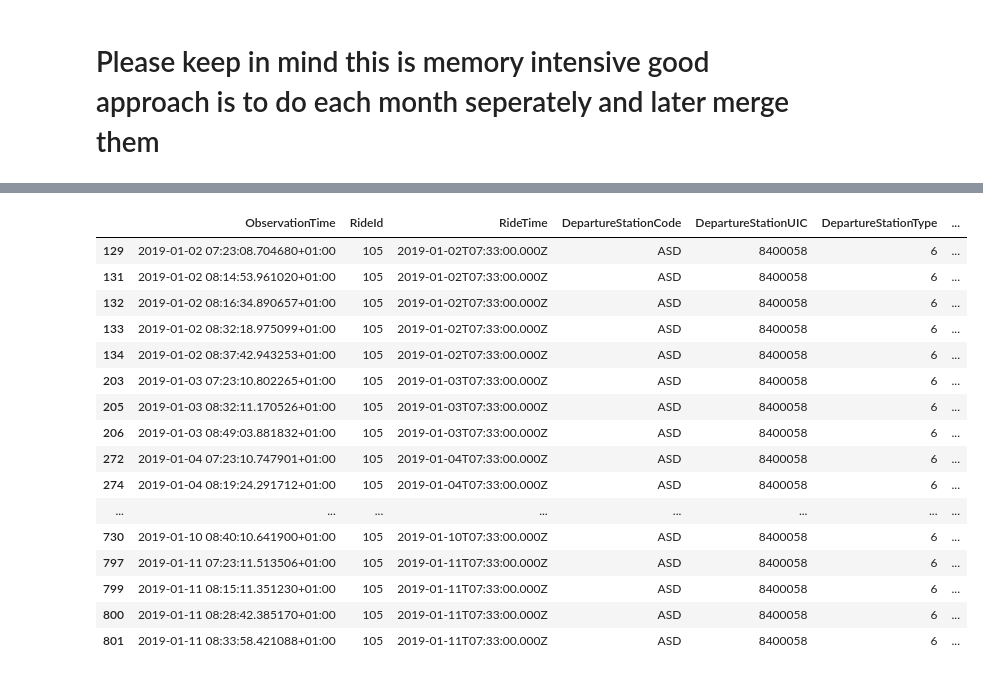
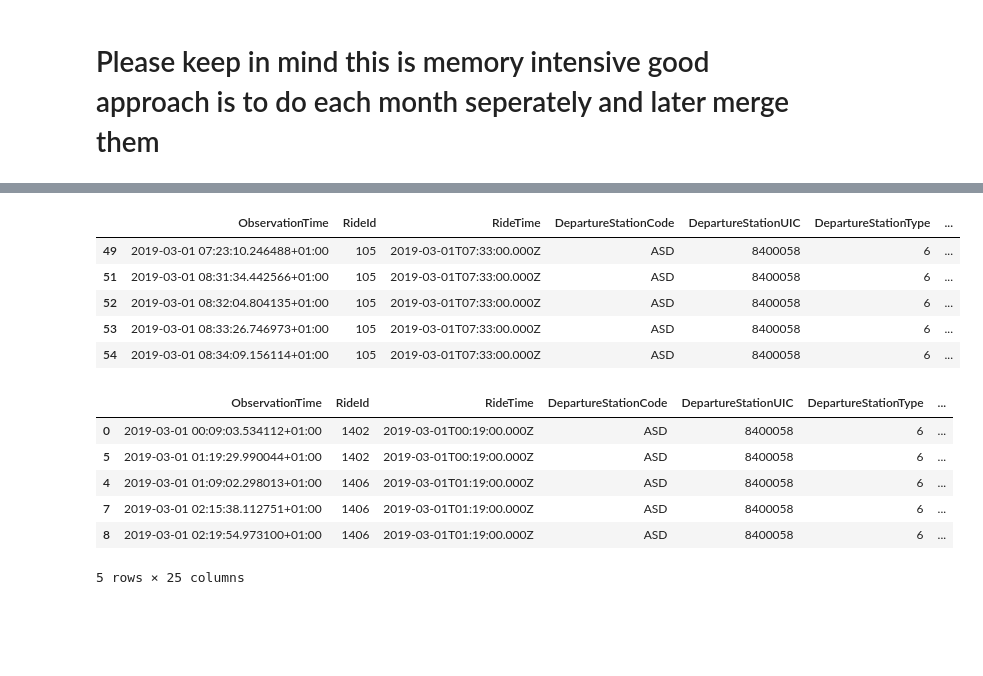
Before and after one commit to BondarencoM/DestinationStation, a Jupyter notebook: provisioning/AutoLoadingDataToCSVZip.ipynb, the cells around one changed output, grey strips where cells are left out. Cells and saved outputs as stored; diff of their text form; code cells hidden in the pictures; blank space fills up the shorter version.

Commit message:
departure parsing code blok works (inital look)

```diff
--- a/provisioning/AutoLoadingDataToCSVZip.ipynb
+++ b/provisioning/AutoLoadingDataToCSVZip.ipynb
@@ -150,7 +148,7 @@ import lzma
 arrival_lines = []
 departure_lines = []
 
-parsing_days = pd.date_range(start='2019/3/1', end='2019/3/31').strftime('%Y-%m-%d').values
+parsing_days = pd.date_range(start='2019/3/1', end='2019/3/1').strftime('%Y-%m-%d').values
 print(parsing_days)
 
 for day in parsing_days:
@@ -321,20 +308,19 @@ print(dfa.shape) # show the file size kinda
 # %%
-dfa.sort_values(['RideId', 'PlannedArrivalTime', ]).head(50)
+dfa.sort_values(['RideId', 'PlannedArrivalTime', ]).head()
 # %% [output]
 |  | ObservationTime | RideId | RideTime | DepartureStationCode | DepartureStationUIC | DepartureStationType | ... |
-| 129 | 2019-01-02 07:23:08.704680+01:00 | 105 | 2019-01-02T07:33:00.000Z | ASD | 8400058 | 6 | ... |
-| 131 | 2019-01-02 08:14:53.961020+01:00 | 105 | 2019-01-02T07:33:00.000Z | ASD | 8400058 | 6 | ... |
-| 132 | 2019-01-02 08:16:34.890657+01:00 | 105 | 2019-01-02T07:33:00.000Z | ASD | 8400058 | 6 | ... |
-| 133 | 2019-01-02 08:32:18.975099+01:00 | 105 | 2019-01-02T07:33:00.000Z | ASD | 8400058 | 6 | ... |
-| 134 | 2019-01-02 08:37:42.943253+01:00 | 105 | 2019-01-02T07:33:00.000Z | ASD | 8400058 | 6 | ... |
-| 203 | 2019-01-03 07:23:10.802265+01:00 | 105 | 2019-01-03T07:33:00.000Z | ASD | 8400058 | 6 | ... |
-| 205 | 2019-01-03 08:32:11.170526+01:00 | 105 | 2019-01-03T07:33:00.000Z | ASD | 8400058 | 6 | ... |
-| 206 | 2019-01-03 08:49:03.881832+01:00 | 105 | 2019-01-03T07:33:00.000Z | ASD | 8400058 | 6 | ... |
-| 272 | 2019-01-04 07:23:10.747901+01:00 | 105 | 2019-01-04T07:33:00.000Z | ASD | 8400058 | 6 | ... |
-| 274 | 2019-01-04 08:19:24.291712+01:00 | 105 | 2019-01-04T07:33:00.000Z | ASD | 8400058 | 6 | ... |
-| ... | ... | ... | ... | ... | ... | ... | ... |
-| 730 | 2019-01-10 08:40:10.641900+01:00 | 105 | 2019-01-10T07:33:00.000Z | ASD | 8400058 | 6 | ... |
-| 797 | 2019-01-11 07:23:11.513506+01:00 | 105 | 2019-01-11T07:33:00.000Z | ASD | 8400058 | 6 | ... |
-| 799 | 2019-01-11 08:15:11.351230+01:00 | 105 | 2019-01-11T07:33:00.000Z | ASD | 8400058 | 6 | ... |
-| 800 | 2019-01-11 08:28:42.385170+01:00 | 105 | 2019-01-11T07:33:00.000Z | ASD | 8400058 | 6 | ... |
-| 801 | 2019-01-11 08:33:58.421088+01:00 | 105 | 2019-01-11T07:33:00.000Z | ASD | 8400058 | 6 | ... |
+| 49 | 2019-03-01 07:23:10.246488+01:00 | 105 | 2019-03-01T07:33:00.000Z | ASD | 8400058 | 6 | ... |
+| 51 | 2019-03-01 08:31:34.442566+01:00 | 105 | 2019-03-01T07:33:00.000Z | ASD | 8400058 | 6 | ... |
+| 52 | 2019-03-01 08:32:04.804135+01:00 | 105 | 2019-03-01T07:33:00.000Z | ASD | 8400058 | 6 | ... |
+| 53 | 2019-03-01 08:33:26.746973+01:00 | 105 | 2019-03-01T07:33:00.000Z | ASD | 8400058 | 6 | ... |
+| 54 | 2019-03-01 08:34:09.156114+01:00 | 105 | 2019-03-01T07:33:00.000Z | ASD | 8400058 | 6 | ... |
+# %%
+dfd.sort_values(['RideId', 'PlannedDepartureTime', ]).head()
+# %% [output]
+|  | ObservationTime | RideId | RideTime | DepartureStationCode | DepartureStationUIC | DepartureStationType | ... |
+| 0 | 2019-03-01 00:09:03.534112+01:00 | 1402 | 2019-03-01T00:19:00.000Z | ASD | 8400058 | 6 | ... |
+| 5 | 2019-03-01 01:19:29.990044+01:00 | 1402 | 2019-03-01T00:19:00.000Z | ASD | 8400058 | 6 | ... |
+| 4 | 2019-03-01 01:09:02.298013+01:00 | 1406 | 2019-03-01T01:19:00.000Z | ASD | 8400058 | 6 | ... |
+| 7 | 2019-03-01 02:15:38.112751+01:00 | 1406 | 2019-03-01T01:19:00.000Z | ASD | 8400058 | 6 | ... |
+| 8 | 2019-03-01 02:19:54.973100+01:00 | 1406 | 2019-03-01T01:19:00.000Z | ASD | 8400058 | 6 | ... |
+5 rows × 25 columns
```
Also changed, not shown: parts of 6 cells of this notebook, 2 other files.
